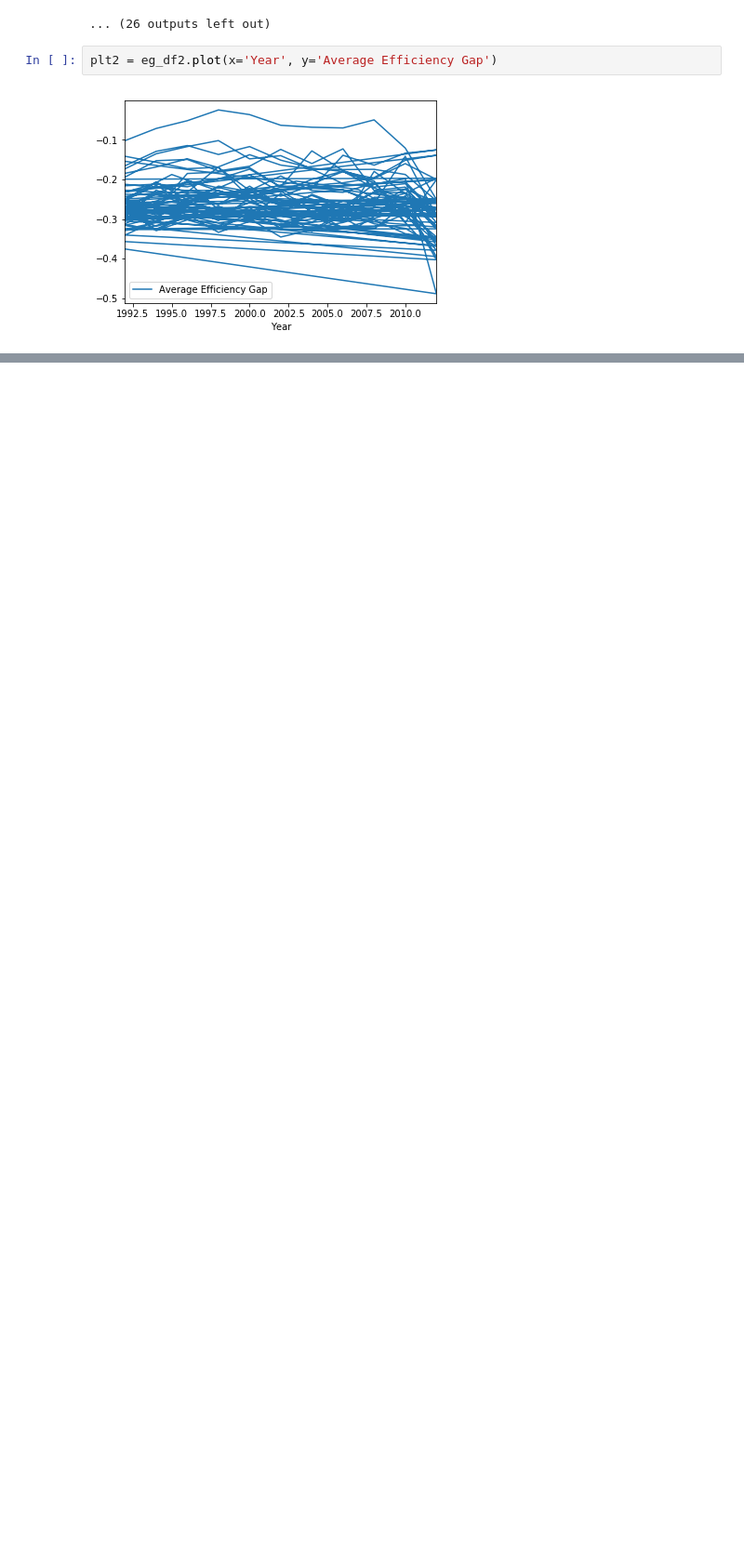
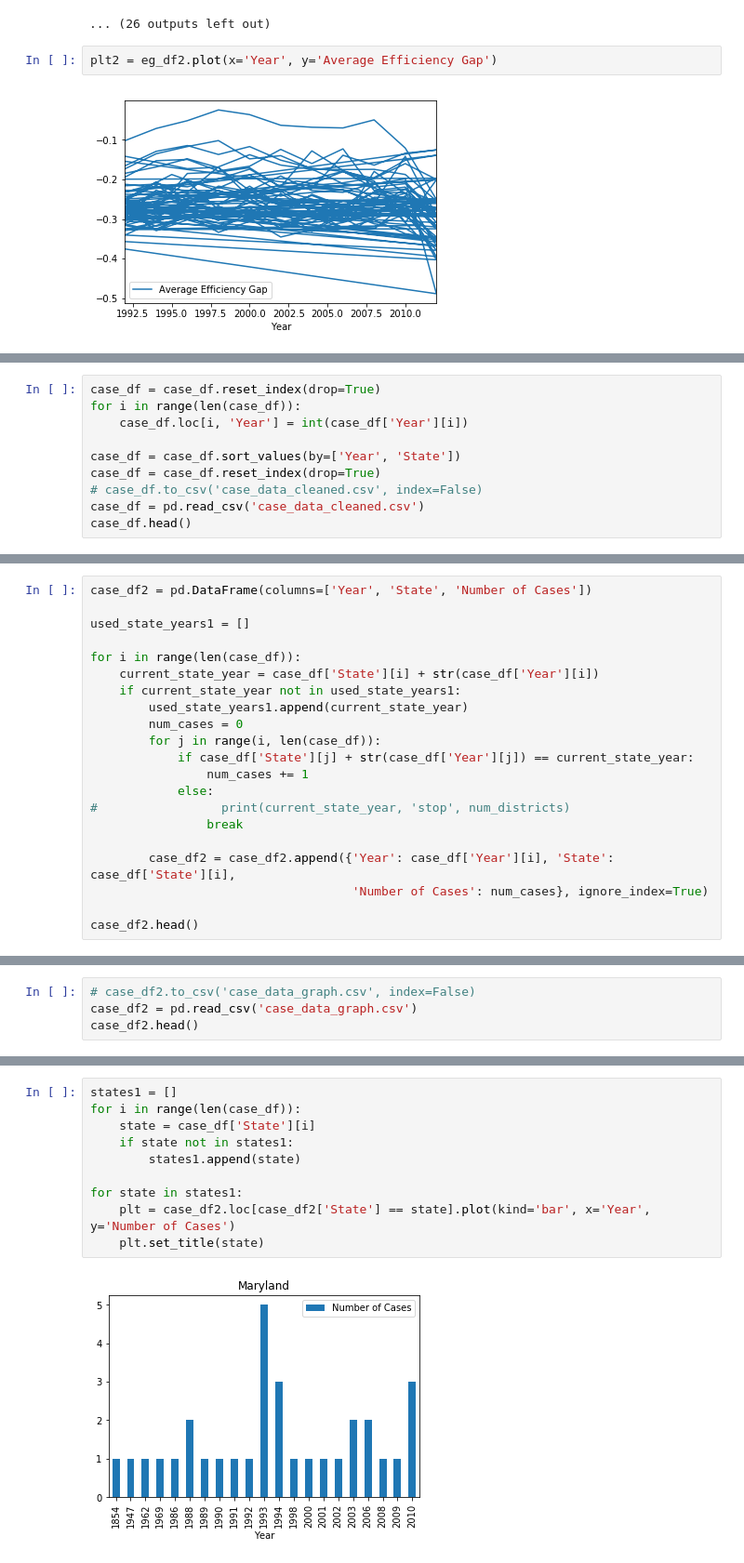
Before and after one commit to ksun0/EfficiencyGap, a Jupyter notebook: EfficiencyGap.ipynb, the cells around one changed output, grey strips where cells are left out. Shown at 93% size. Drawn from its saved outputs; the diff is of its cells as text; blank space fills up the shorter version.

```diff
--- a/EfficiencyGap.ipynb
+++ b/EfficiencyGap.ipynb
@@ -186,0 +221,10 @@ plt2 = eg_df2.plot(x='Year', y='Average Efficiency Gap')
+# %%
+case_df = case_df.reset_index(drop=True)
+for i in range(len(case_df)):
+    case_df.loc[i, 'Year'] = int(case_df['Year'][i])
+
+case_df = case_df.sort_values(by=['Year', 'State'])
+case_df = case_df.reset_index(drop=True)
+# case_df.to_csv('case_data_cleaned.csv', index=False)
+case_df = pd.read_csv('case_data_cleaned.csv')
+case_df.head()
@@ -186,0 +238,21 @@ plt2 = eg_df2.plot(x='Year', y='Average Efficiency Gap')
+# %%
+case_df2 = pd.DataFrame(columns=['Year', 'State', 'Number of Cases'])
+
+used_state_years1 = []
+
+for i in range(len(case_df)):
+    current_state_year = case_df['State'][i] + str(case_df['Year'][i])
+    if current_state_year not in used_state_years1:
+        used_state_years1.append(current_state_year)
+        num_cases = 0
+        for j in range(i, len(case_df)):
+            if case_df['State'][j] + str(case_df['Year'][j]) == current_state_year:
+                num_cases += 1
+            else:
+#                 print(current_state_year, 'stop', num_districts)
+                break
+
+        case_df2 = case_df2.append({'Year': case_df['Year'][i], 'State': case_df['State'][i],
+                                    'Number of Cases': num_cases}, ignore_index=True)
+
+case_df2.head()
@@ -186,0 +266,4 @@ plt2 = eg_df2.plot(x='Year', y='Average Efficiency Gap')
+# %%
+# case_df2.to_csv('case_data_graph.csv', index=False)
+case_df2 = pd.read_csv('case_data_graph.csv')
+case_df2.head()
@@ -186,0 +277,12 @@ plt2 = eg_df2.plot(x='Year', y='Average Efficiency Gap')
+# %%
+states1 = []
+for i in range(len(case_df)):
+    state = case_df['State'][i]
+    if state not in states1:
+        states1.append(state)
+
+for state in states1:
+    plt = case_df2.loc[case_df2['State'] == state].plot(kind='bar', x='Year', y='Number of Cases')
+    plt.set_title(state)
+# %% [output]
+[figure, added]
```
Also changed, not shown: parts of 7 cells of this notebook, 3 other files.
